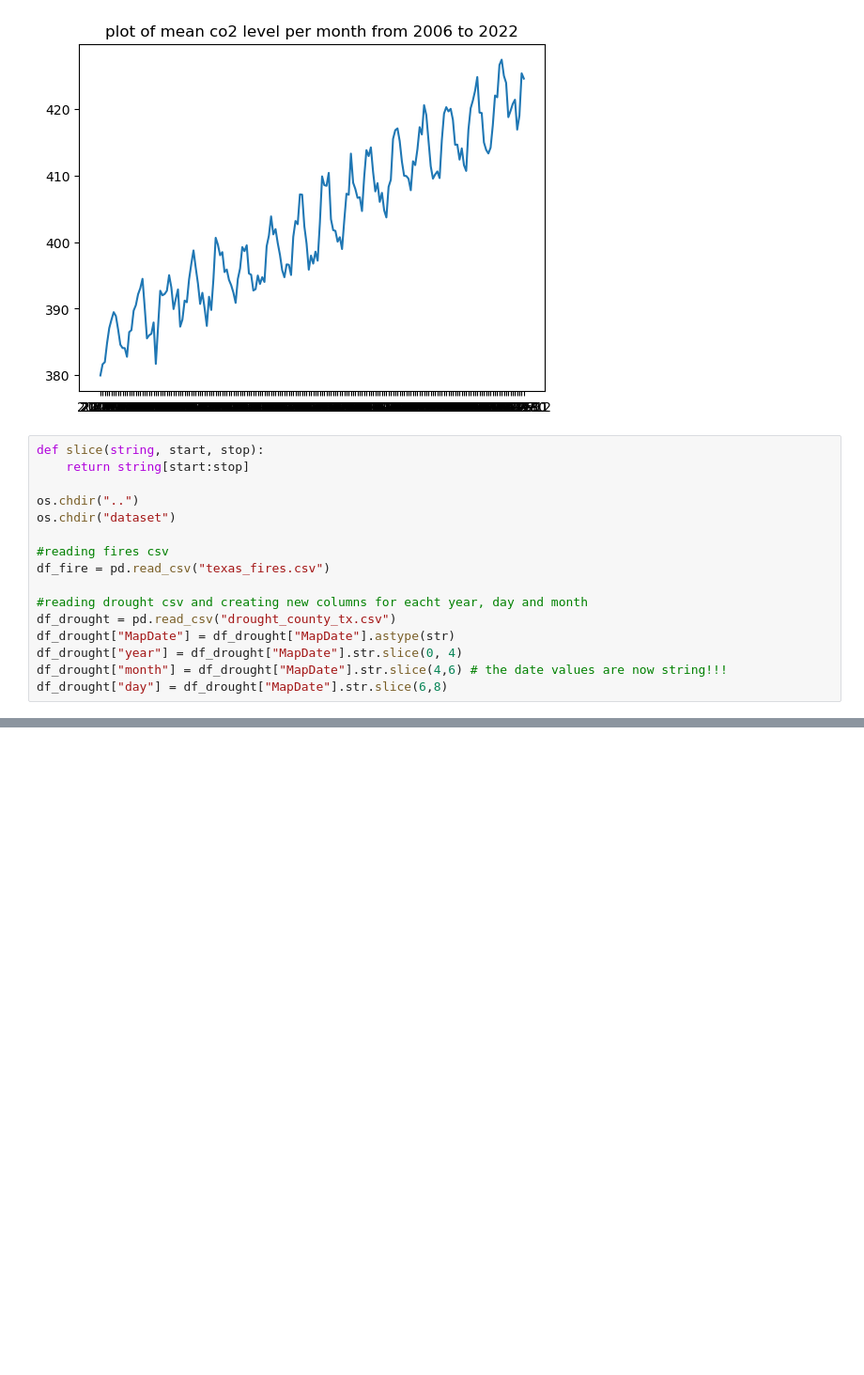
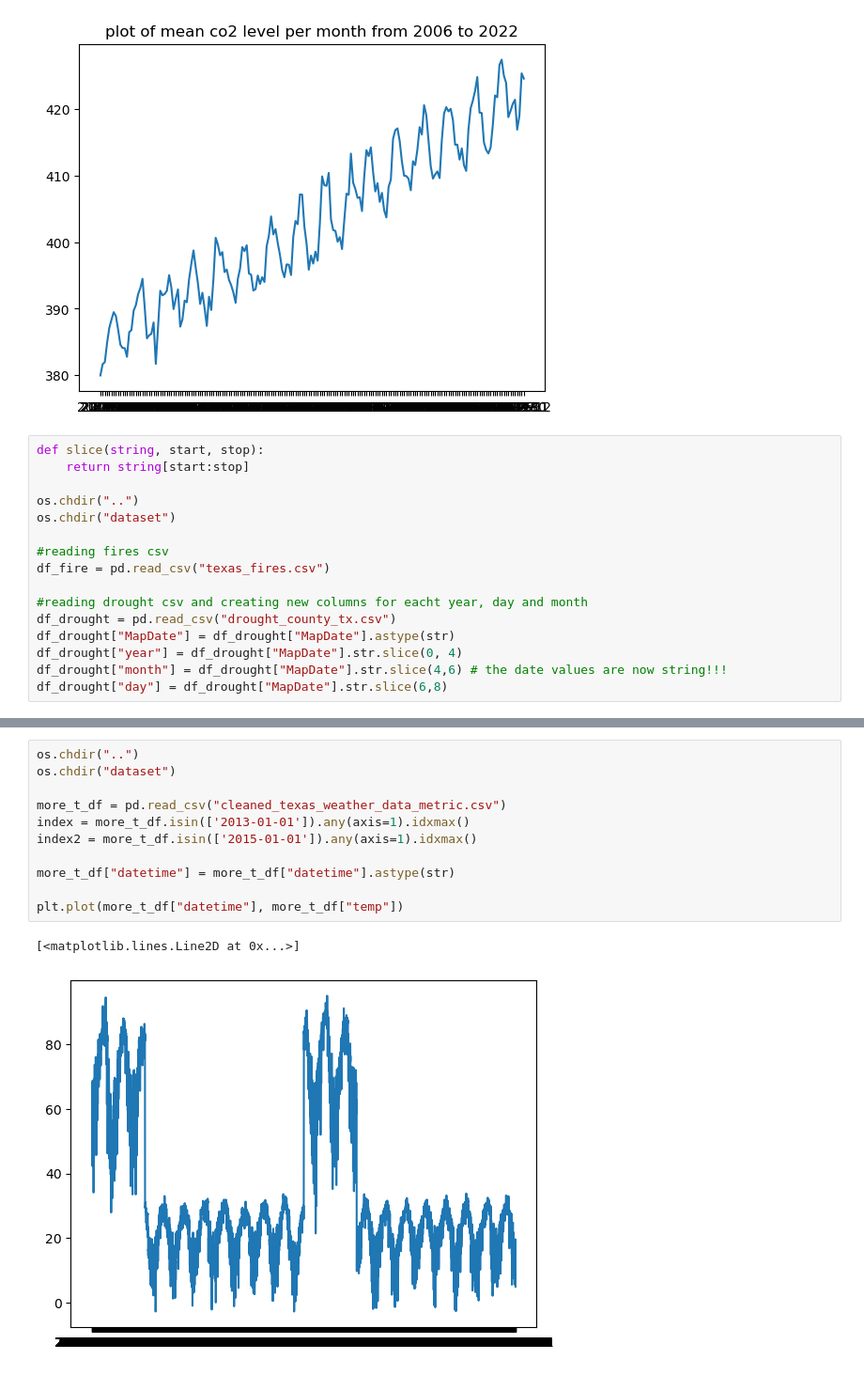
Before and after one commit to J0bster/forestfires_usa, a Jupyter notebook: sijmen/monthly_co2.ipynb, the cells around one changed output, grey strips where cells are left out. Shown at 94% size. Drawn from its saved outputs; the diff is of its cells as text; blank space fills up the shorter version.

Commit message:
temp data with 2 farenheit datasets

```diff
--- a/sijmen/monthly_co2.ipynb
+++ b/sijmen/monthly_co2.ipynb
@@ -118,3 +120,17 @@ plt.show()
 # %% [output]
 [figure]
 [figure]
+# %%
+os.chdir("..")
+os.chdir("dataset")
+
+more_t_df = pd.read_csv("cleaned_texas_weather_data_metric.csv")
+index = more_t_df.isin(['2013-01-01']).any(axis=1).idxmax()
+index2 = more_t_df.isin(['2015-01-01']).any(axis=1).idxmax()
+
+more_t_df["datetime"] = more_t_df["datetime"].astype(str)
+
+plt.plot(more_t_df["datetime"], more_t_df["temp"])
+# %% [output]
+[<matplotlib.lines.Line2D at 0x...>]
+[figure, added]
```
Also changed, not shown: parts of 2 cells of this notebook, 2 other files.
